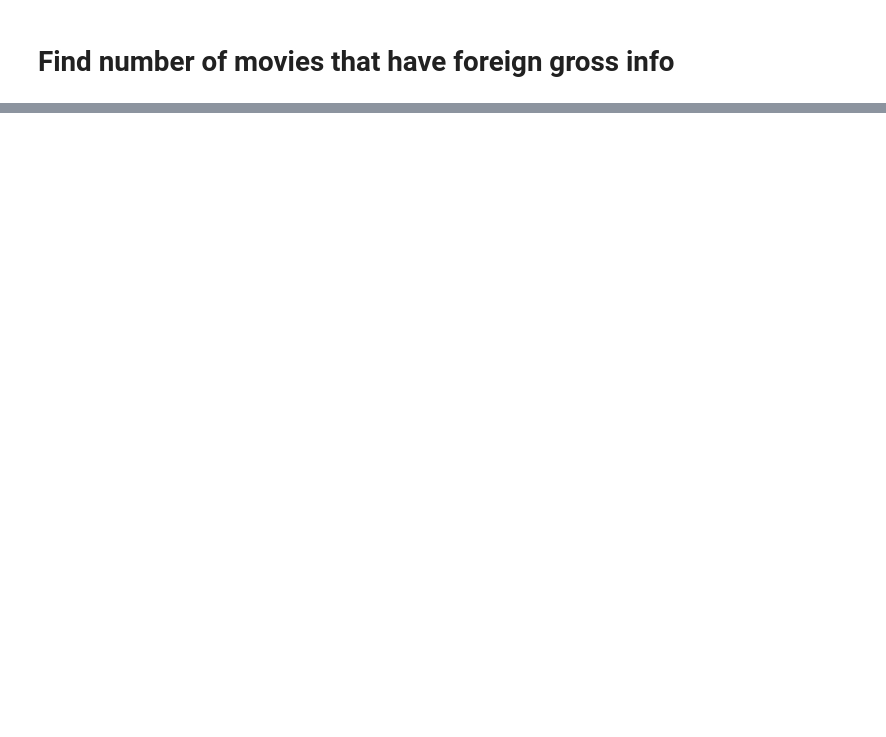
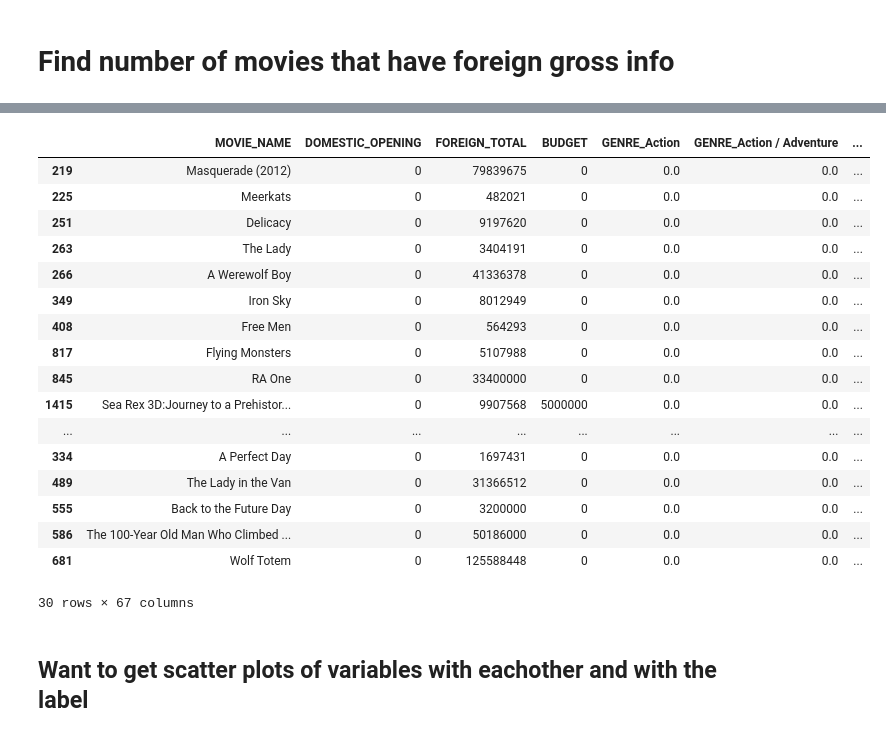
Before and after one commit to wccosby/Project_Luther, a Jupyter notebook: initial_analysis.ipynb, the cells around one changed output, grey strips where cells are left out. Cells and saved outputs as stored; diff of their text form; code cells hidden in the pictures; blank space fills up the shorter version.

```diff
--- a/initial_analysis.ipynb
+++ b/initial_analysis.ipynb
@@ -96,0 +99,5 @@ movie
+# %%
+movie_data["RELEASE_QUARTER"] = movie_data["RELEASE_DATE"].apply(lambda x: x.quarter)
+# %%
+# now just want release quarter
+movie_data.drop(['RELEASE_DATE'],axis=1,inplace=True)
@@ -96,0 +106,2 @@ movie
+# %%
+movie_data = pd.get_dummies(movie_data,columns=["RELEASE_QUARTER"])
@@ -96,0 +136,23 @@ movie
+# %%
+movies_no_domestic = movie_data[movie_data["DOMESTIC_OPENING"] == 0]
+# %%
+movies_no_domestic
+# %% [output]
+|  | MOVIE_NAME | DOMESTIC_OPENING | FOREIGN_TOTAL | BUDGET | GENRE_Action | GENRE_Action / Adventure | ... |
+| 219 | Masquerade (2012) | 0 | 79839675 | 0 | 0.0 | 0.0 | ... |
+| 225 | Meerkats | 0 | 482021 | 0 | 0.0 | 0.0 | ... |
+| 251 | Delicacy | 0 | 9197620 | 0 | 0.0 | 0.0 | ... |
+| 263 | The Lady | 0 | 3404191 | 0 | 0.0 | 0.0 | ... |
+| 266 | A Werewolf Boy | 0 | 41336378 | 0 | 0.0 | 0.0 | ... |
+| 349 | Iron Sky | 0 | 8012949 | 0 | 0.0 | 0.0 | ... |
+| 408 | Free Men | 0 | 564293 | 0 | 0.0 | 0.0 | ... |
+| 817 | Flying Monsters | 0 | 5107988 | 0 | 0.0 | 0.0 | ... |
+| 845 | RA One | 0 | 33400000 | 0 | 0.0 | 0.0 | ... |
+| 1415 | Sea Rex 3D:Journey to a Prehistor... | 0 | 9907568 | 5000000 | 0.0 | 0.0 | ... |
+| ... | ... | ... | ... | ... | ... | ... | ... |
+| 334 | A Perfect Day | 0 | 1697431 | 0 | 0.0 | 0.0 | ... |
+| 489 | The Lady in the Van | 0 | 31366512 | 0 | 0.0 | 0.0 | ... |
+| 555 | Back to the Future Day | 0 | 3200000 | 0 | 0.0 | 0.0 | ... |
+| 586 | The 100-Year Old Man Who Climbed ... | 0 | 50186000 | 0 | 0.0 | 0.0 | ... |
+| 681 | Wolf Totem | 0 | 125588448 | 0 | 0.0 | 0.0 | ... |
+30 rows × 67 columns
@@ -96,0 +163,2 @@ movie
+# %% [markdown]
+## Want to get scatter plots of variables with eachother and with the label
```
Also changed, not shown: parts of 42 cells of this notebook, 3 other files.
